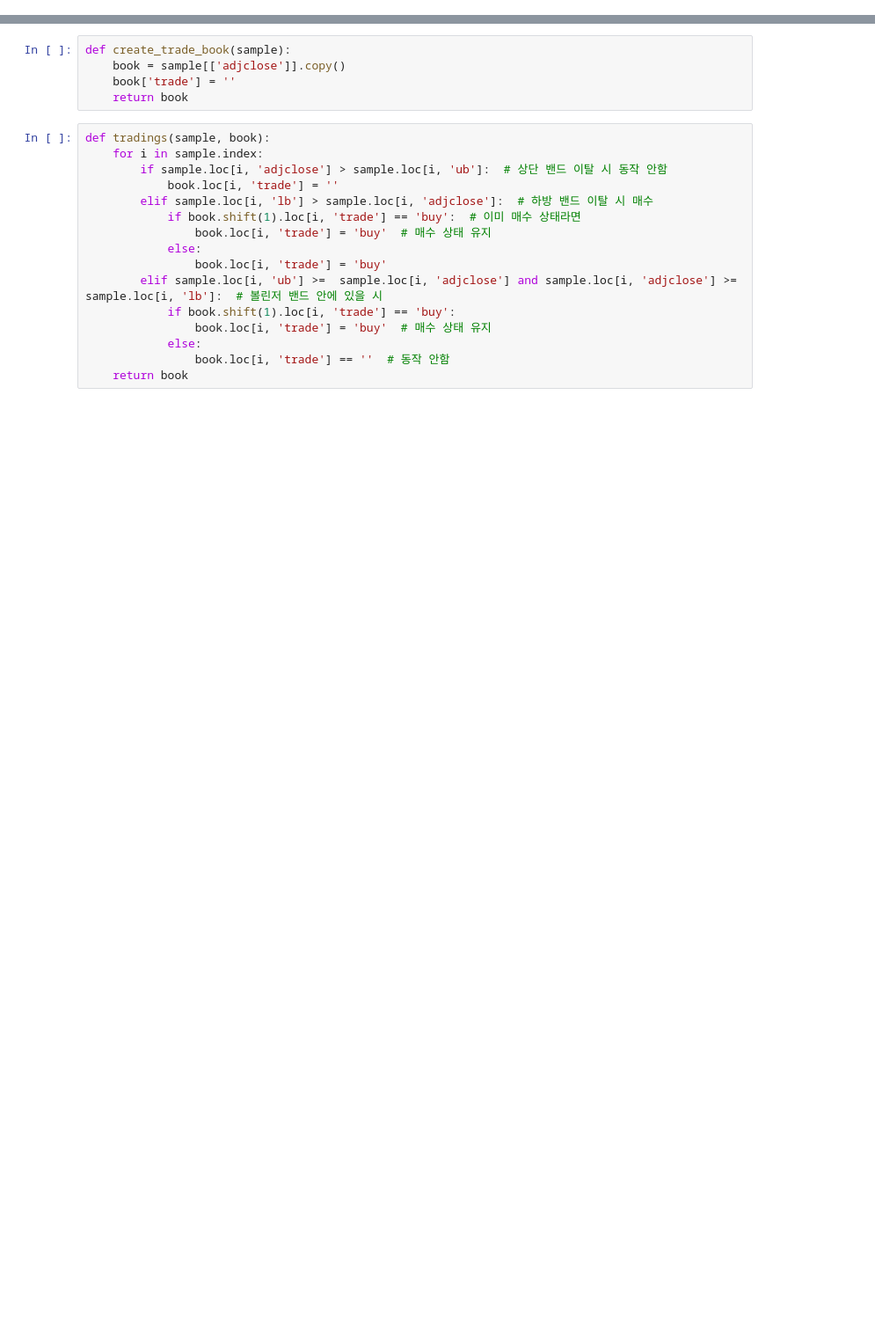
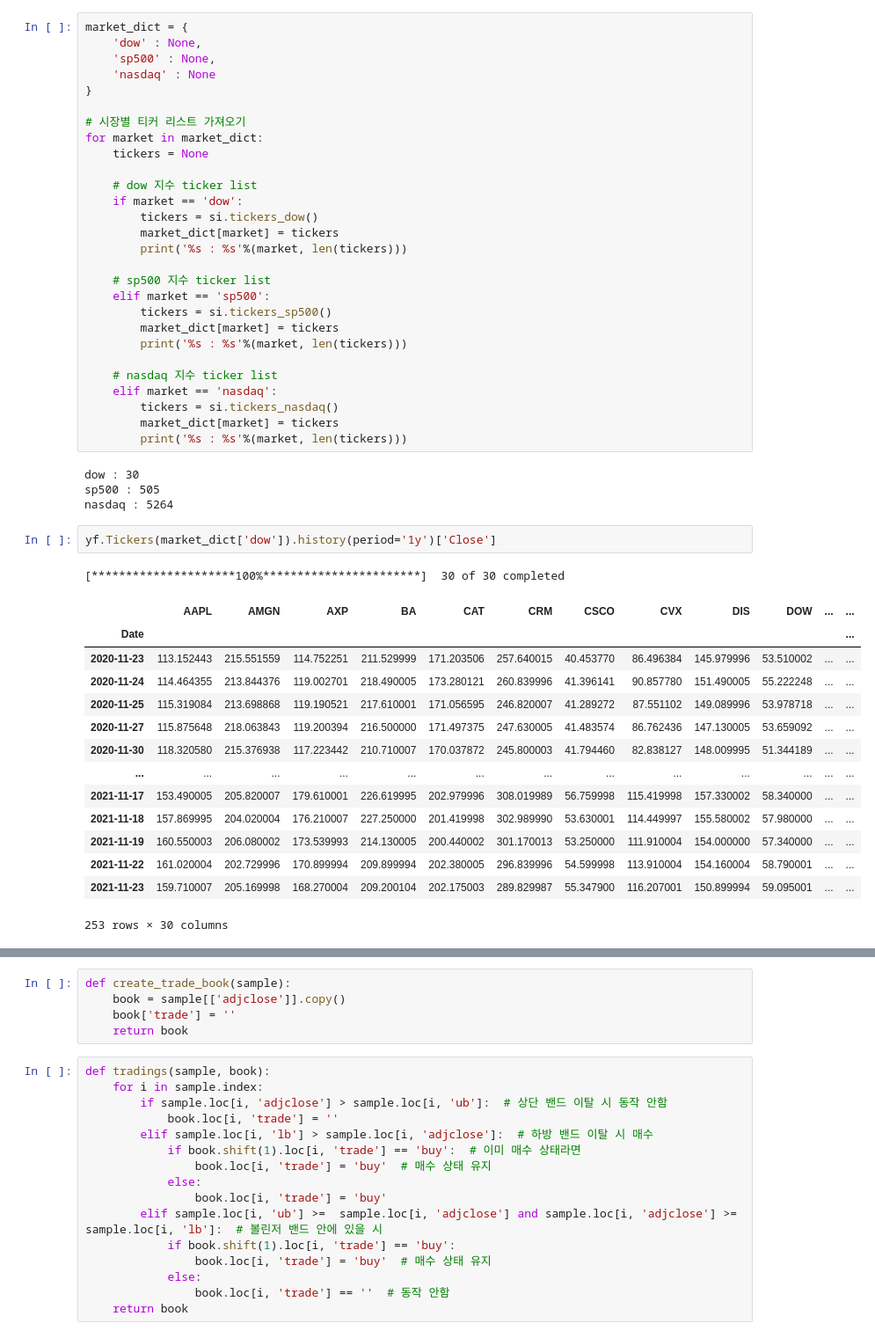
Before and after one commit to GIMINSU/DataAnalysis, a Jupyter notebook: financedatareader.ipynb, the cells around one changed output, grey strips where cells are left out. Shown at 88% size. Saved outputs shown, nothing was run; the diff lists cells and outputs as text; blank space fills up the shorter version.

```diff
--- a/financedatareader.ipynb
+++ b/financedatareader.ipynb
@@ -31,0 +94,50 @@ price_df = df.loc[:, ['adjclose']].copy()
+# %%
+market_dict = {
+    'dow' : None,
+    'sp500' : None,
+    'nasdaq' : None
+}
+
+# 시장별 티커 리스트 가져오기
+for market in market_dict:
+    tickers = None
+
+    # dow 지수 ticker list
+    if market == 'dow':
+        tickers = si.tickers_dow()
+        market_dict[market] = tickers
+        print('%s : %s'%(market, len(tickers)))
+
+    # sp500 지수 ticker list
+    elif market == 'sp500':
+        tickers = si.tickers_sp500()
+        market_dict[market] = tickers
+        print('%s : %s'%(market, len(tickers)))
+
+    # nasdaq 지수 ticker list
+    elif market == 'nasdaq':
+        tickers = si.tickers_nasdaq()
+        market_dict[market] = tickers
+        print('%s : %s'%(market, len(tickers)))
+# %% [output]
+dow : 30
+sp500 : 505
+nasdaq : 5264
+# %%
+yf.Tickers(market_dict['dow']).history(period='1y')['Close']
+# %% [output]
+[*********************100%***********************]  30 of 30 completed
+|  | AAPL | AMGN | AXP | BA | CAT | CRM | CSCO | CVX | DIS | DOW | ... | ... |
+| Date |  |  |  |  |  |  |  |  |  |  |  | ... |
+| 2020-11-23 | 113.152443 | 215.551559 | 114.752251 | 211.529999 | 171.203506 | 257.640015 | 40.453770 | 86.496384 | 145.979996 | 53.510002 | ... | ... |
+| 2020-11-24 | 114.464355 | 213.844376 | 119.002701 | 218.490005 | 173.280121 | 260.839996 | 41.396141 | 90.857780 | 151.490005 | 55.222248 | ... | ... |
+| 2020-11-25 | 115.319084 | 213.698868 | 119.190521 | 217.610001 | 171.056595 | 246.820007 | 41.289272 | 87.551102 | 149.089996 | 53.978718 | ... | ... |
+| 2020-11-27 | 115.875648 | 218.063843 | 119.200394 | 216.500000 | 171.497375 | 247.630005 | 41.483574 | 86.762436 | 147.130005 | 53.659092 | ... | ... |
+| 2020-11-30 | 118.320580 | 215.376938 | 117.223442 | 210.710007 | 170.037872 | 245.800003 | 41.794460 | 82.838127 | 148.009995 | 51.344189 | ... | ... |
+| ... | ... | ... | ... | ... | ... | ... | ... | ... | ... | ... | ... | ... |
+| 2021-11-17 | 153.490005 | 205.820007 | 179.610001 | 226.619995 | 202.979996 | 308.019989 | 56.759998 | 115.419998 | 157.330002 | 58.340000 | ... | ... |
+| 2021-11-18 | 157.869995 | 204.020004 | 176.210007 | 227.250000 | 201.419998 | 302.989990 | 53.630001 | 114.449997 | 155.580002 | 57.980000 | ... | ... |
+| 2021-11-19 | 160.550003 | 206.080002 | 173.539993 | 214.130005 | 200.440002 | 301.170013 | 53.250000 | 111.910004 | 154.000000 | 57.340000 | ... | ... |
+| 2021-11-22 | 161.020004 | 202.729996 | 170.899994 | 209.899994 | 202.380005 | 296.839996 | 54.599998 | 113.910004 | 154.160004 | 58.790001 | ... | ... |
+| 2021-11-23 | 159.710007 | 205.169998 | 168.270004 | 209.200104 | 202.175003 | 289.829987 | 55.347900 | 116.207001 | 150.899994 | 59.095001 | ... | ... |
+253 rows × 30 columns
```
Also changed, not shown: parts of 38 cells of this notebook.
